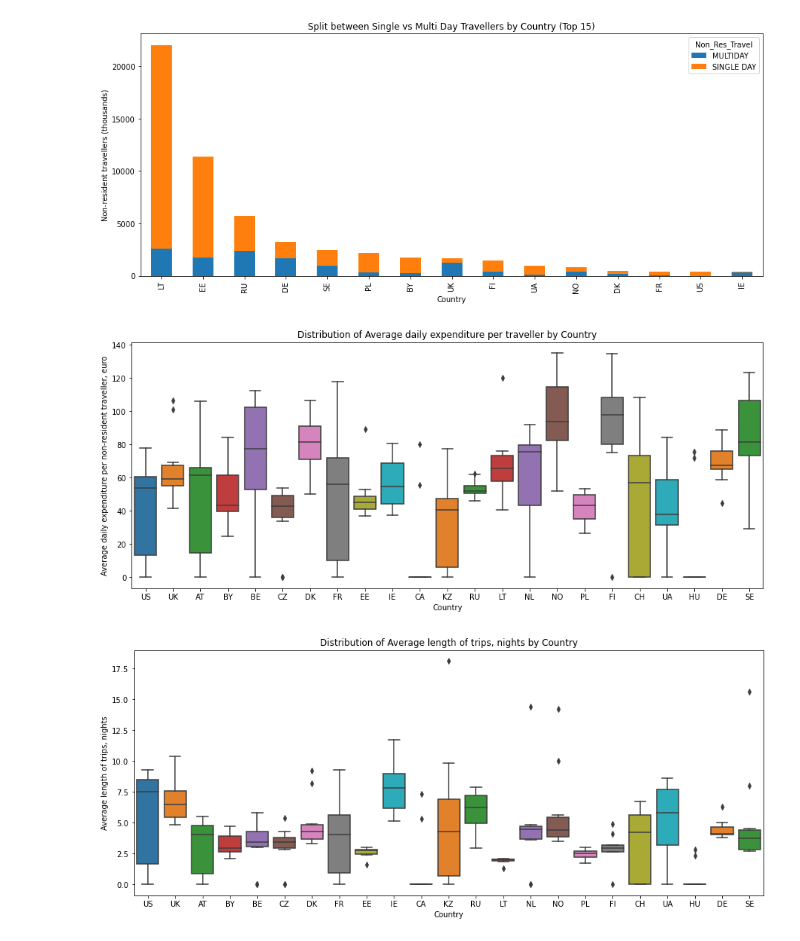
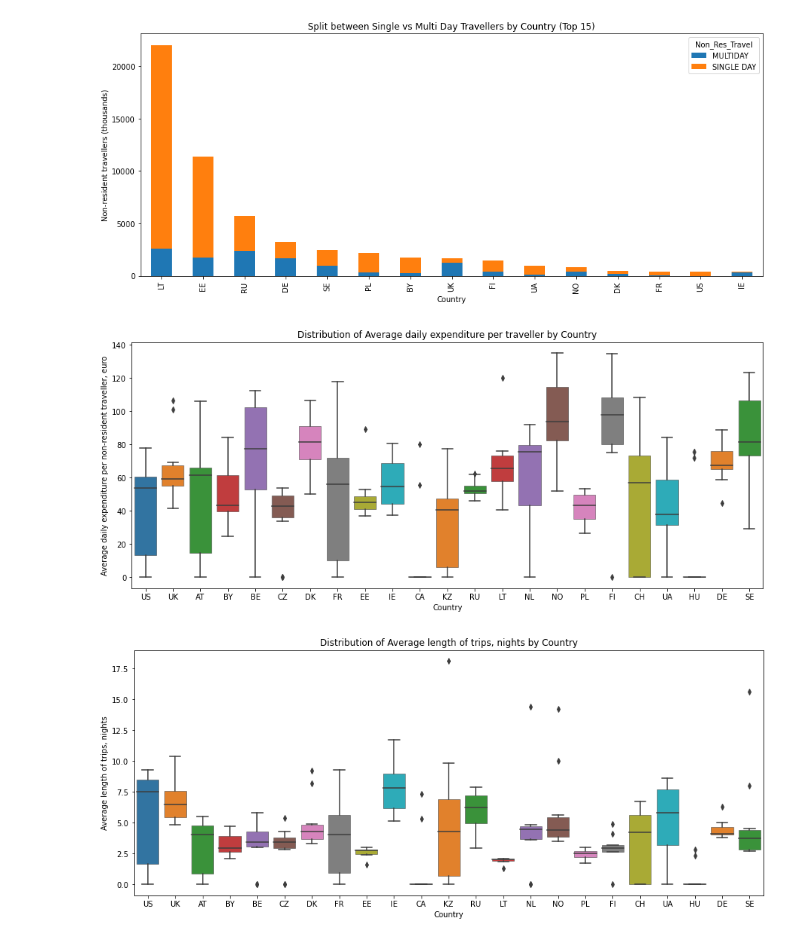
Before and after one commit to TaniaS-LV/Accenture_Bootcamp_FinalProject, a Jupyter notebook: Final_Project.ipynb, the cells around one changed output. Cells and saved outputs as stored; diff of their text form; code cells hidden in the pictures.

```diff
--- a/Final_Project.ipynb
+++ b/Final_Project.ipynb
@@ -336,14 +336,15 @@ tua010_flat[['MULTIDAY', 'SINGLE DAY']][:15].plot(kind='bar', stacked=True, figs
 # %%
 plt.figure(figsize=(15, 6))
 
-sns.boxplot(data = tua030_agg, x = 'Country', y = 'Average daily expenditure per non-resident traveller, euro', palette = 'tab10')
+sns.boxplot(data = tua030_agg, x = 'Country', y = 'Average daily expenditure per non-resident traveller, euro',
+            palette = 'tab10', boxprops=dict(linewidth=0.5))
 plt.title('Distribution of Average daily expenditure per traveller by Country');
 # %% [output]
-[figure, old version]
+[figure, new version]
 # %%
 plt.figure(figsize=(15, 6))
-sns.boxplot(data = tua030_agg, x = 'Country', y = 'Average length of trips, nights', palette = 'tab10')
+sns.boxplot(data = tua030_agg, x = 'Country', y = 'Average length of trips, nights', palette = 'tab10', boxprops=dict(linewidth=0.5))
 plt.title('Distribution of Average length of trips, nights by Country');
 # %% [output]
-[figure, old version]
+[figure, new version]
 # %%
```
Also changed, not shown: parts of 15 cells of this notebook, 5 other files.
